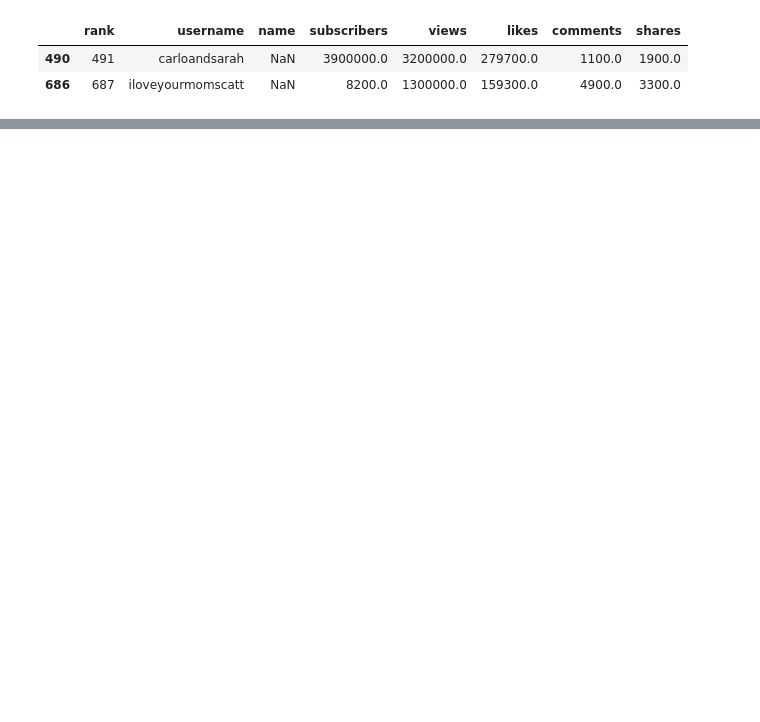
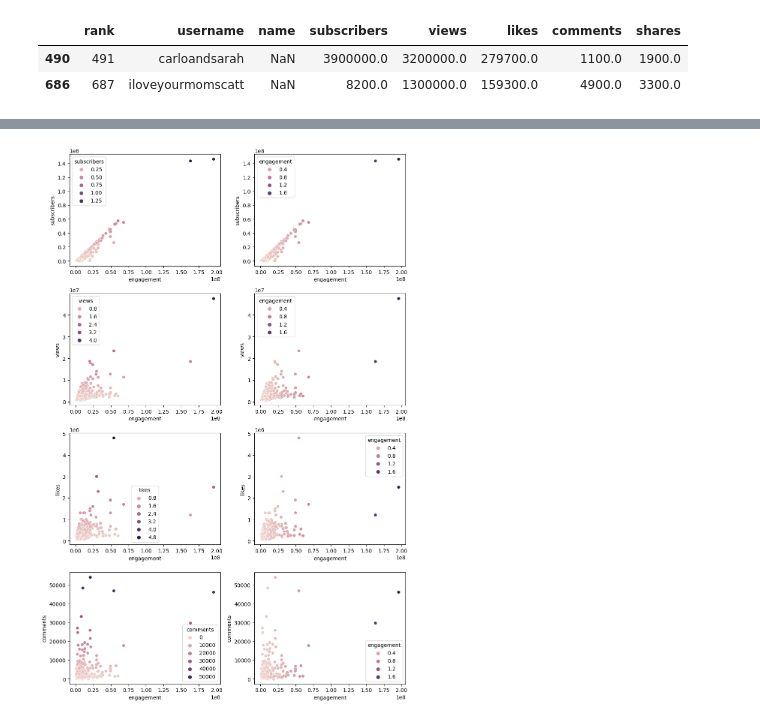
Before and after one commit to adriananuncio/individual_project, a Jupyter notebook: work.ipynb, the cells around one changed output, grey strips where cells are left out. Saved outputs shown, nothing was run; the diff lists cells and outputs as text; code cells hidden in the pictures; blank space fills up the shorter version.

```diff
--- a/work.ipynb
+++ b/work.ipynb
@@ -231,0 +328,23 @@ null_loc
+# %%
+# view X_train variables against X_train.engagement
+plt.figure(figsize=[10,15])
+plt.subplot(421)
+sns.scatterplot(X_train.engagement, X_train.subscribers, hue=X_train.subscribers)
+plt.subplot(422)
+sns.scatterplot(X_train.engagement, X_train.subscribers, hue=X_train.engagement)
+plt.subplot(423)
+sns.scatterplot(X_train.engagement, X_train.views, hue=X_train.views)
+plt.subplot(424)
+sns.scatterplot(X_train.engagement, X_train.views, hue=X_train.engagement)
+plt.subplot(425)
+sns.scatterplot(X_train.engagement, X_train.likes, hue=X_train.likes)
+plt.subplot(426)
+sns.scatterplot(X_train.engagement, X_train.likes, hue=X_train.engagement)
+plt.subplot(427)
+sns.scatterplot(X_train.engagement, X_train.comments, hue=X_train.comments)
+plt.subplot(428)
+sns.scatterplot(X_train.engagement, X_train.comments, hue=X_train.engagement)
+plt.tight_layout()
+plt.show()
+# %% [output]
+[figure, added]
```
Also changed, not shown: parts of 14 cells of this notebook, 1 other file.
